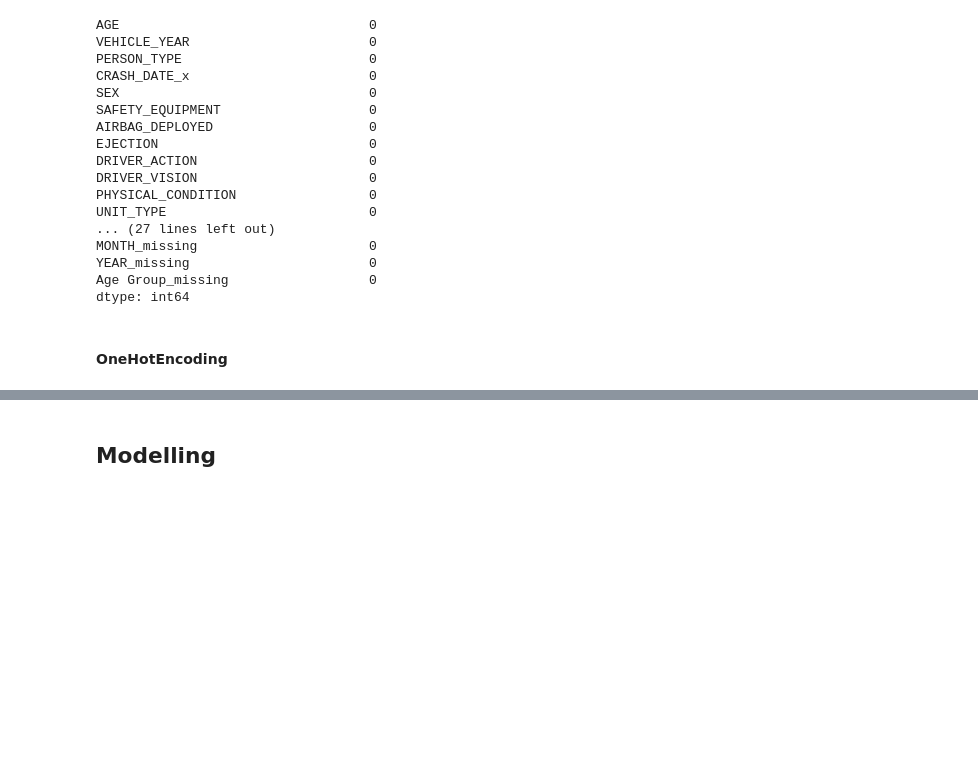
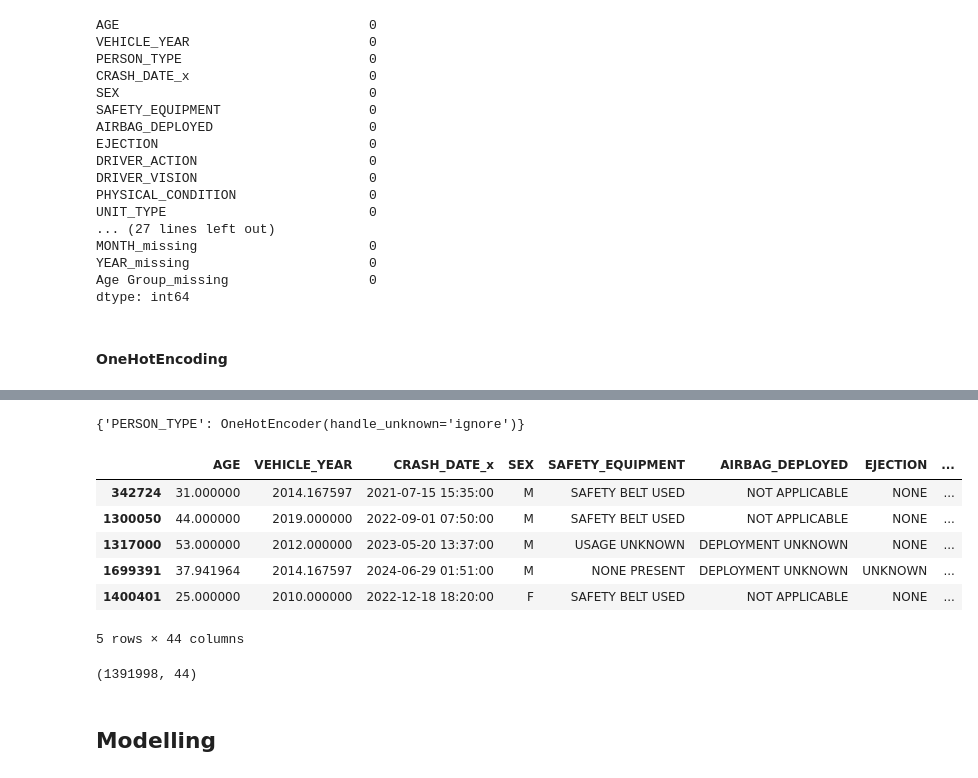
Before and after one commit to PatriciaNgari/Chicago-Crashes-Analysis, a Jupyter notebook: Untitled.ipynb, the cells around one changed output, grey strips where cells are left out. Drawn from its saved outputs; the diff is of its cells as text; code cells hidden in the pictures; blank space fills up the shorter version.

```diff
--- a/Untitled.ipynb
+++ b/Untitled.ipynb
@@ -417,3 +423,21 @@ MemoryError: Unable to allocate 5.29 TiB for an array with shape (1391998, 52258
+# %%
+encoders
+# %% [output]
+{'PERSON_TYPE': OneHotEncoder(handle_unknown='ignore')}
+# %%
+X_train.head()
+# %% [output]
+|  | AGE | VEHICLE_YEAR | CRASH_DATE_x | SEX | SAFETY_EQUIPMENT | AIRBAG_DEPLOYED | EJECTION | ... |
+| 342724 | 31.000000 | 2014.167597 | 2021-07-15 15:35:00 | M | SAFETY BELT USED | NOT APPLICABLE | NONE | ... |
+| 1300050 | 44.000000 | 2019.000000 | 2022-09-01 07:50:00 | M | SAFETY BELT USED | NOT APPLICABLE | NONE | ... |
+| 1317000 | 53.000000 | 2012.000000 | 2023-05-20 13:37:00 | M | USAGE UNKNOWN | DEPLOYMENT UNKNOWN | NONE | ... |
+| 1699391 | 37.941964 | 2014.167597 | 2024-06-29 01:51:00 | M | NONE PRESENT | DEPLOYMENT UNKNOWN | UNKNOWN | ... |
+| 1400401 | 25.000000 | 2010.000000 | 2022-12-18 18:20:00 | F | SAFETY BELT USED | NOT APPLICABLE | NONE | ... |
+5 rows × 44 columns
+# %%
+X_train.shape
+# %% [output]
+(1391998, 44)
 # %% [markdown]
 ## Modelling
 # %%
```
Also changed, not shown: parts of 2 cells of this notebook.
